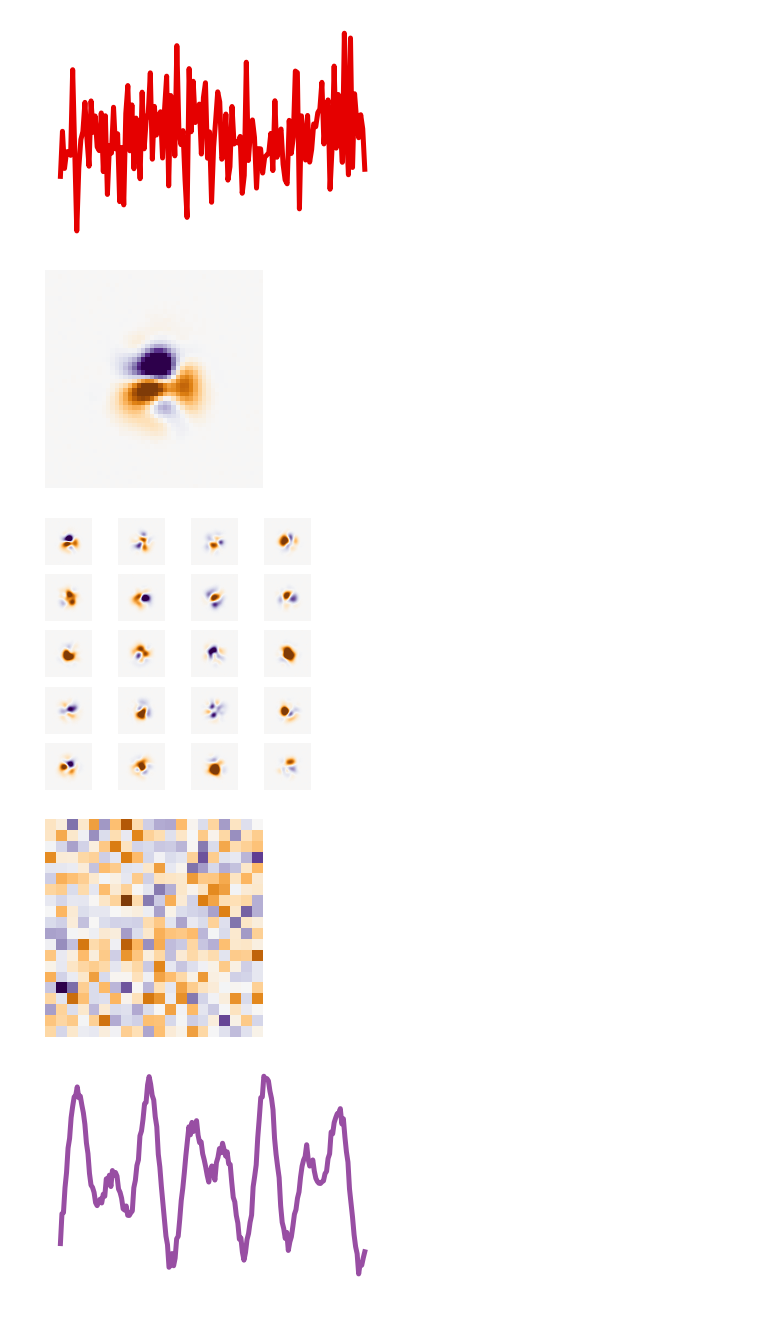
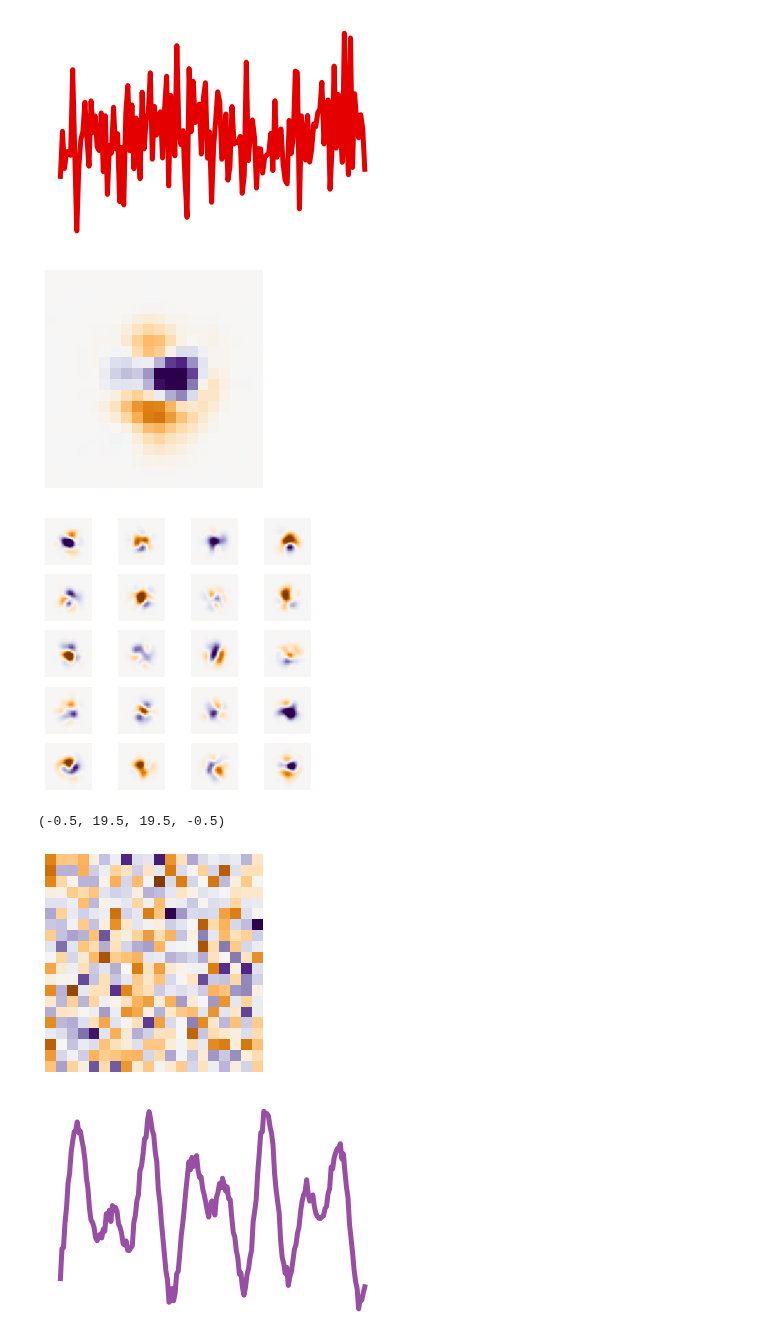
Before and after one commit to BruntonUWBio/structured-random-features, a Jupyter notebook: notebooks/reports/x16.0-bp-paper-fig1-network.ipynb, the cells around one changed output. Saved outputs shown, nothing was run; the diff lists cells and outputs as text; code cells hidden in the pictures.

Commit message:
slightly changed the plotting script of Figure 1. Changed the resolution of the V1 inspired covariance

```diff
--- a/notebooks/reports/x16.0-bp-paper-fig1-network.ipynb
+++ b/notebooks/reports/x16.0-bp-paper-fig1-network.ipynb
@@ -37,44 +37,45 @@ plt.axis('off')
 [figure]
 # %%
 # generate V1 weights
-# dim = (50, 50)
-# s, f, c = 5, 4, (25, 25)
-# W = V1_weights(100, dim, s, f, c, seed=0)
+dim = (20, 20)
+s, f, c = 2.5, 2, (10, 10)
+W = V1_weights(100, dim, s, f, c, seed=0)
 
 fig = plt.figure(figsize=(4, 4))
 ax = fig.add_subplot(111)
-plt.imshow(W[20].reshape(dim), cmap='PuOr') #7
+plt.imshow(W[19].reshape(dim), cmap='PuOr') #7
 plt.clim(-5, 5)
 plt.axis('off')
 plt.savefig(data_dir + '/reports/figures/paper_figs/figure_1/v1_weights.pdf',
             dpi=300, transparent=True,
             bbox_inches = 'tight', pad_inches = 0)
 # %% [output]
-[figure, old version]
+[figure, new version]
 # %%
 fig = plt.figure(figsize=(5, 5))
 for i in range(20):
     ax = fig.add_subplot(5, 4, i + 1)
-    plt.imshow(W[20 + i].reshape(dim), cmap='PuOr')
+    plt.imshow(W[i].reshape(dim), cmap='PuOr')
     plt.clim(-5, 5)
     plt.axis('off')
 # %% [output]
-[figure, old version]
+[figure, new version]
 # %%
 ## generate classical image weights
 dim = (20, 20)
 W = classical_weights(20, dim, seed=20)
 
 fig = plt.figure(figsize=(4, 4))
 ax = fig.add_subplot(111)
 plt.imshow(W[7].reshape(dim), cmap='PuOr')
 # plt.clim(-5, 5)
 plt.axis('off')
-plt.savefig(data_dir + '/reports/figures/paper_figs/figure_1/classical_weights_images.pdf',
-            dpi=300, transparent=True,
-            bbox_inches = 'tight', pad_inches = 0)
+# plt.savefig(data_dir + '/reports/figures/psaper_figs/figure_1/classical_weights_images.pdf',
+#             dpi=300, transparent=True,
+#             bbox_inches = 'tight', pad_inches = 0)
 # %% [output]
+(-0.5, 19.5, 19.5, -0.5)
-[figure, old version]
+[figure, new version]
 # %%
 # generate time-series example
 num_samples, sampling_rate, duration, freq1, freq2, snr, seed = 100, 2000, 0.1, 50, 80, .995, 5
```
Also changed, not shown: parts of 1 cell of this notebook.
